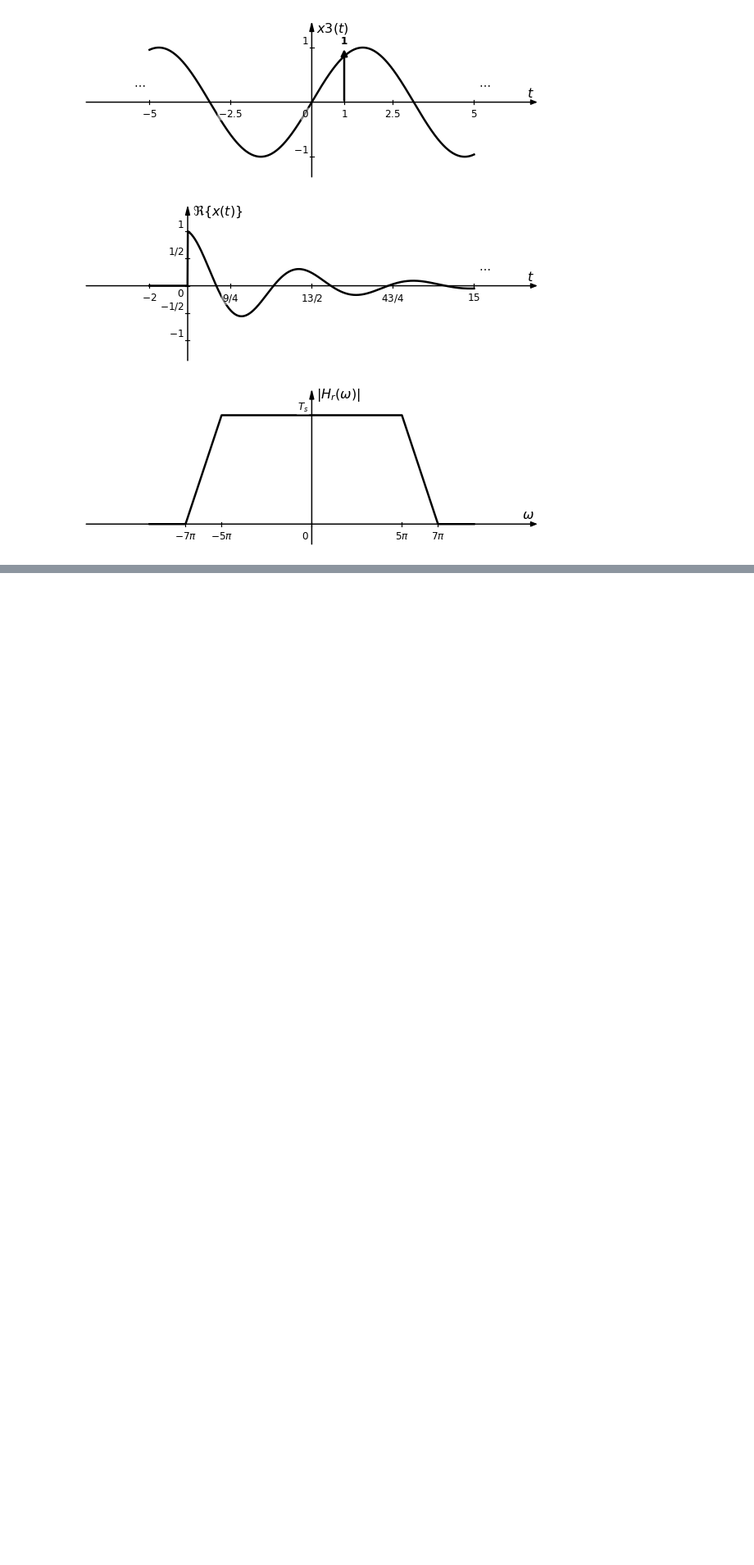
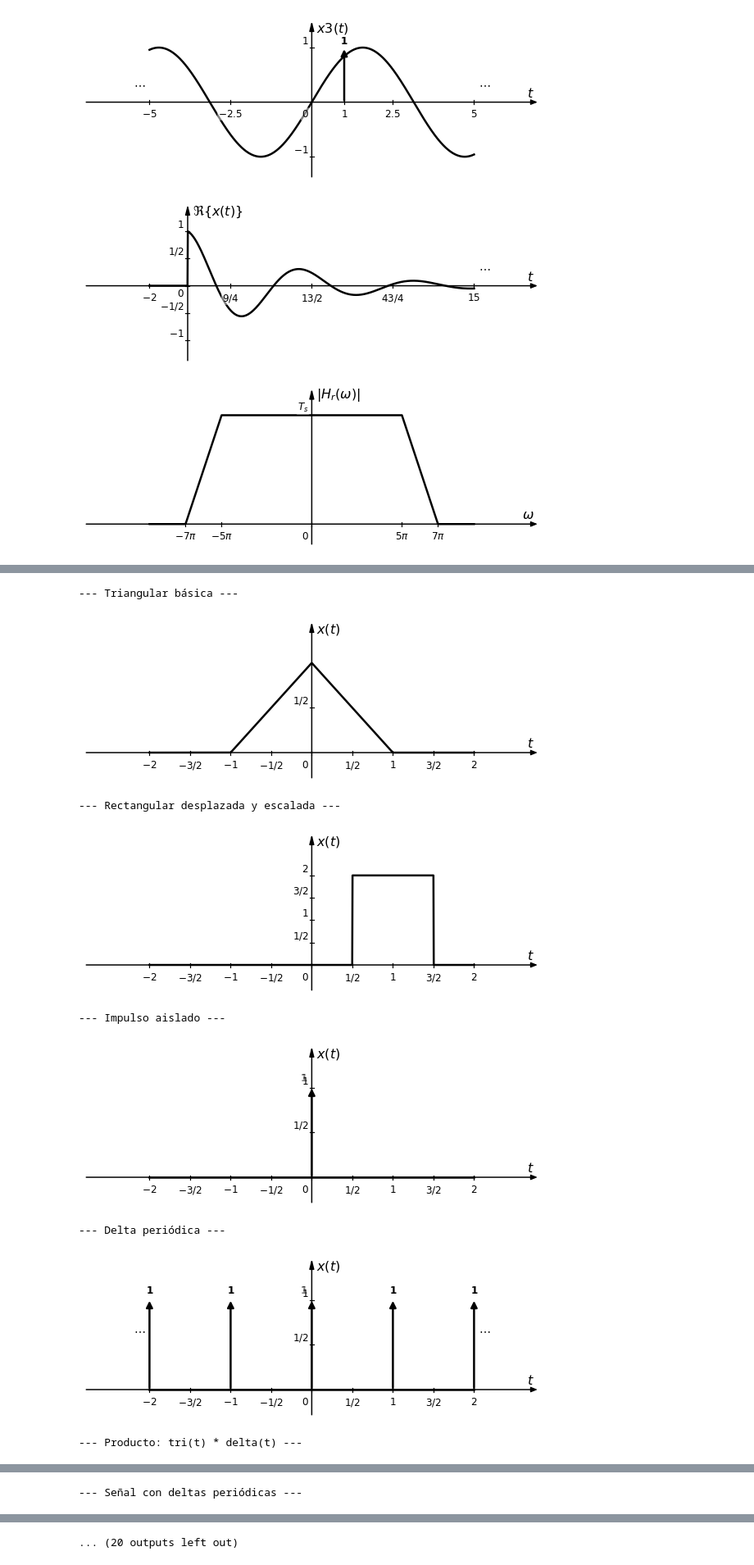
Before and after one commit to miguelmartfern/BlockDiagrams, a Jupyter notebook: docs/notebooks/signal_examples.ipynb, the cells around one changed output, grey strips where cells are left out. Shown: that part at 82% size. Cells and saved outputs as stored; diff of their text form; code cells hidden in the pictures; blank space fills up the shorter version.

```diff
--- a/docs/notebooks/signal_examples.ipynb
+++ b/docs/notebooks/signal_examples.ipynb
@@ -250,0 +330,30 @@ sp.plot("x2")
+# %%
+from blockdiagrams import SignalPlotter
+
+for example in examples:
+    if len(example) == 3:
+        title, signals, to_plot = example
+    else:
+        title, signals = example
+        to_plot = signals[-1][0].split('(')[0]
+
+    print(f"\n--- {title} ---")
+    sp = SignalPlotter(horiz_range=(-2, 2),
+                       vert_range=None,
+                       fraction_ticks=True,
+                       xticks_delta=0.5,
+                       yticks_delta=0.5,
+                       figsize=(8, 3))
+    for expr_str, period in signals:
+        sp.add_signal(expr_str, period=period)
+    sp.plot(to_plot)
+# %% [output]
+--- Triangular básica ---
+[figure, added]
+--- Rectangular desplazada y escalada ---
+[figure, added]
+--- Impulso aislado ---
+[figure, added]
+--- Delta periódica ---
+[figure, added]
+--- Producto: tri(t) * delta(t) ---
@@ -250,0 +361 @@ sp.plot("x2")
+--- Señal con deltas periódicas ---
@@ -250,0 +363 @@ sp.plot("x2")
+... (20 outputs left out)
```
Also changed, not shown: parts of 7 cells of this notebook, 1 other file.
